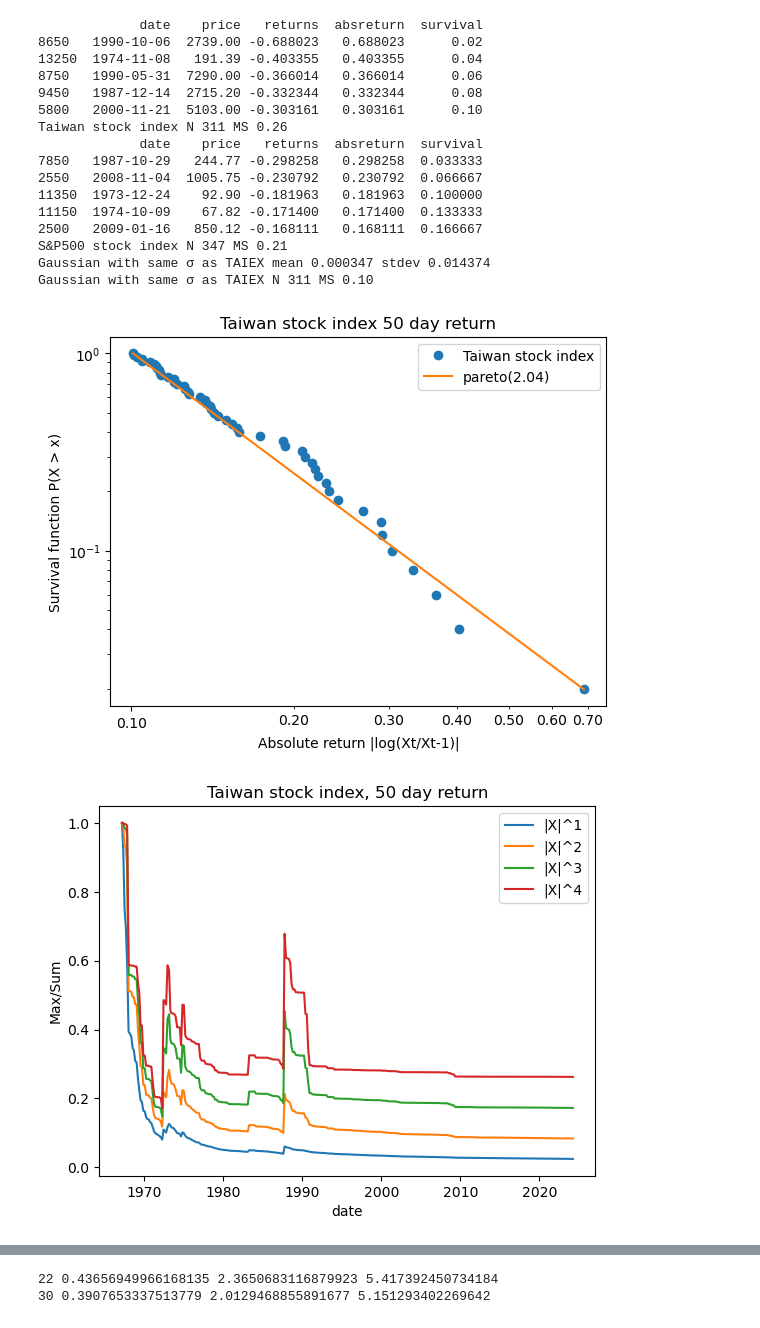
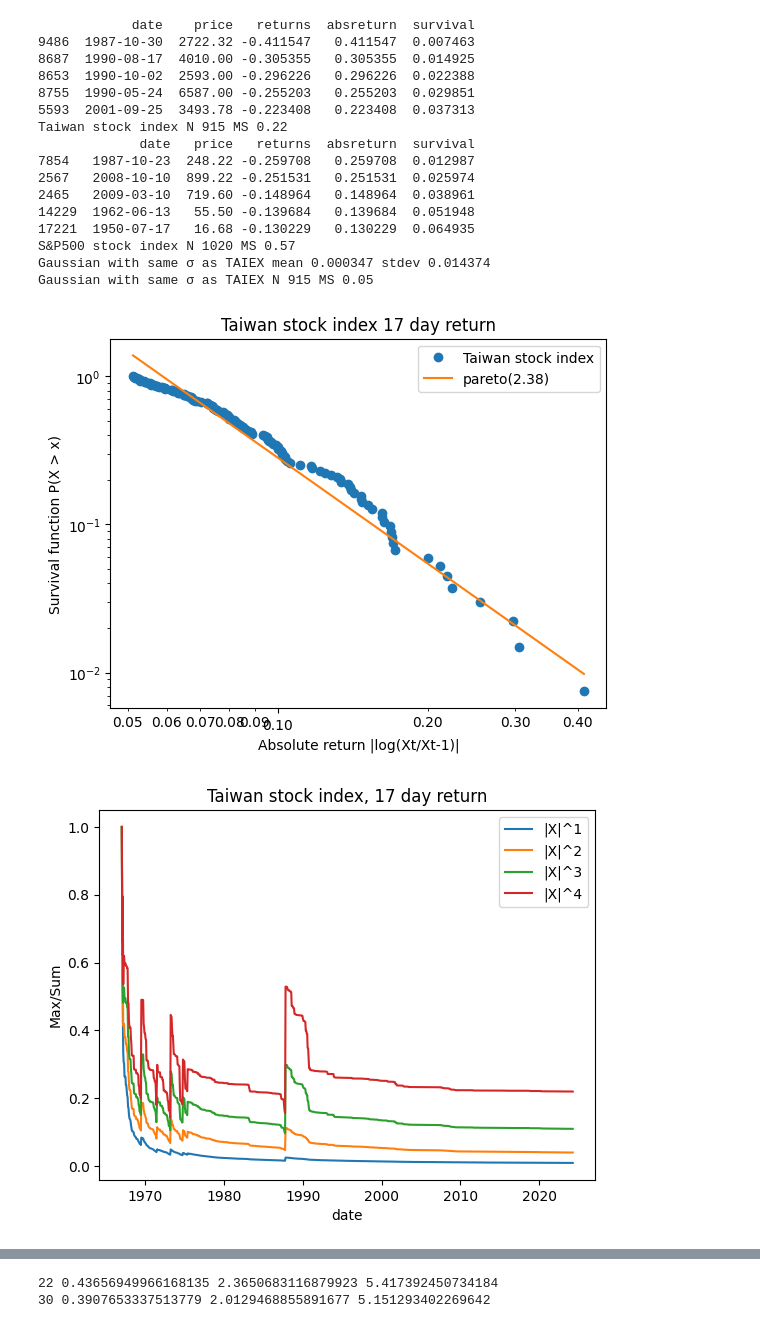
Before and after one commit to fumin/fumin.github.io, a Jupyter notebook: notes/statistics/taiex.ipynb, the cells around one changed output, grey strips where cells are left out. Cells and saved outputs as stored; diff of their text form; code cells hidden in the pictures.

```diff
--- a/notes/statistics/taiex.ipynb
+++ b/notes/statistics/taiex.ipynb
@@ -21,6 +21,20 @@ class Analysis:
         self.tailCutoff = 0.001
 
 
+def tailLinReg(x, y):
+    # Sort data.
+    data = np.stack([x, y], axis=1)
+    data = data[data[:, 0].argsort()]
+
+    # Give more weight to tail.
+    last = data[len(data)-1]
+    for i in range(int(data.shape[0]*0.1)):
+        data = np.append(data, [last], axis=0)
+
+    lr = scipy.stats.linregress(data[:, 0], data[:, 1])
+    return lr
+
+
 def analyzePareto(analysis):
     df = pandas.read_csv(analysis.fpath, dtype={'price': np.float64})
 
@@ -37,16 +51,22 @@ def analyzePareto(analysis):
     if len(df) == 0:
         return
 
+    df = df.sort_values(by='absreturn', ascending=False)
+    df["survival"] = 1-(df.absreturn.rank()-1) / len(df)
+
     # Maximum likelihood method.
     xm = np.min(df.absreturn)
     alpha = len(df)/np.sum(np.log(df.absreturn/xm))
+
+    # Linear regression method.
+    lr = tailLinReg(np.log(df.absreturn), np.log(df.survival))
+    alpha = -lr.slope
+    xm = np.power(np.exp(lr.intercept), 1/alpha)
 
     # Scipy method.
     scipyPareto = scipy.stats.pareto.fit(df.absreturn, scale=analysis.lag*0.02)
     scipyAlpha = scipyPareto[0]
 
-    df = df.sort_values(by='absreturn', ascending=False)
-    df["survival"] = 1-(df.absreturn.rank()-1) / len(df)
     fitted = np.power(xm/df.absreturn, alpha)
 
     print(df.head(5))
@@ -120,10 +140,10 @@ def analyze(analysis):
 
 
 # Plot a MS-plot for a normal distribution corresponding to TAIEX.
-def ms_taiex_gaussian():
+def ms_taiex_gaussian(lag):
     analysis = Analysis()
     analysis.name = "Gaussian with same σ as TAIEX"
-    analysis.lag = 50
+    analysis.lag = lag
 
     # Compute daily standard deviation
     df = pandas.read_csv("taiex.csv", dtype={'price': np.float64})
@@ -136,51 +156,52 @@ def ms_taiex_gaussian():
     # Simulate a normal distribution using the computed standard deviation.
     df = pandas.read_csv("taiex.csv", dtype={'price': np.float64})
     df = df.sort_values(by='date', ascending=True)
     df["returns"] = np.random.normal(loc=0, scale=std, size=len(df))
     for i in range(len(df)):
         if i == 0:
             continue
         lastPrice = df.iloc[i-1].price
         returnI = np.exp(df.iloc[i].returns)
         df.iloc[i, df.columns.get_loc("price")] = lastPrice*returnI
 
     df = df.iloc[::analysis.lag, :]
     df["returns"] = np.log(df.price / df.price.shift(1))
     df.drop(df.head(1).index,inplace=True)
     df["absreturn"] = df.returns.apply(lambda x: np.abs(x))
     plotMS(analysis, df)
 
 
-for lag in [50]:
-    for tailCutoff in [0.002]:
+analysisLag = 17
+for lag in [analysisLag]:
+    for tailCutoff in [0.003]:
         analysis = Analysis()
         analysis.name = "Taiwan stock index"
         analysis.fpath = "taiex.csv"
         analysis.lag = lag
         analysis.tailCutoff = tailCutoff
         analyze(analysis)
 
         analysis.name = "S&P500 stock index"
         analysis.fpath = "sp500.csv"
-        analysis.tailCutoff = 0.0015
+        analysis.tailCutoff = 0.003
         analyze(analysis)
-ms_taiex_gaussian()
+ms_taiex_gaussian(analysisLag)
 # %% [output]
-             date    price   returns  absreturn  survival
-8650   1990-10-06  2739.00 -0.688023   0.688023      0.02
-13250  1974-11-08   191.39 -0.403355   0.403355      0.04
-8750   1990-05-31  7290.00 -0.366014   0.366014      0.06
-9450   1987-12-14  2715.20 -0.332344   0.332344      0.08
-5800   2000-11-21  5103.00 -0.303161   0.303161      0.10
-Taiwan stock index N 311 MS 0.26
-             date    price   returns  absreturn  survival
-7850   1987-10-29   244.77 -0.298258   0.298258  0.033333
-2550   2008-11-04  1005.75 -0.230792   0.230792  0.066667
-11350  1973-12-24    92.90 -0.181963   0.181963  0.100000
-11150  1974-10-09    67.82 -0.171400   0.171400  0.133333
-2500   2009-01-16   850.12 -0.168111   0.168111  0.166667
-S&P500 stock index N 347 MS 0.21
+            date    price   returns  absreturn  survival
+9486  1987-10-30  2722.32 -0.411547   0.411547  0.007463
+8687  1990-08-17  4010.00 -0.305355   0.305355  0.014925
+8653  1990-10-02  2593.00 -0.296226   0.296226  0.022388
+8755  1990-05-24  6587.00 -0.255203   0.255203  0.029851
+5593  2001-09-25  3493.78 -0.223408   0.223408  0.037313
+Taiwan stock index N 915 MS 0.22
+             date   price   returns  absreturn  survival
+7854   1987-10-23  248.22 -0.259708   0.259708  0.012987
+2567   2008-10-10  899.22 -0.251531   0.251531  0.025974
+2465   2009-03-10  719.60 -0.148964   0.148964  0.038961
+14229  1962-06-13   55.50 -0.139684   0.139684  0.051948
+17221  1950-07-17   16.68 -0.130229   0.130229  0.064935
+S&P500 stock index N 1020 MS 0.57
 Gaussian with same σ as TAIEX mean 0.000347 stdev 0.014374
-Gaussian with same σ as TAIEX N 311 MS 0.10
+Gaussian with same σ as TAIEX N 915 MS 0.05
-[figure, old version]
+[figure, new version]
-[figure, old version]
+[figure, new version]
```
Also changed, not shown: parts of 5 cells of this notebook.
